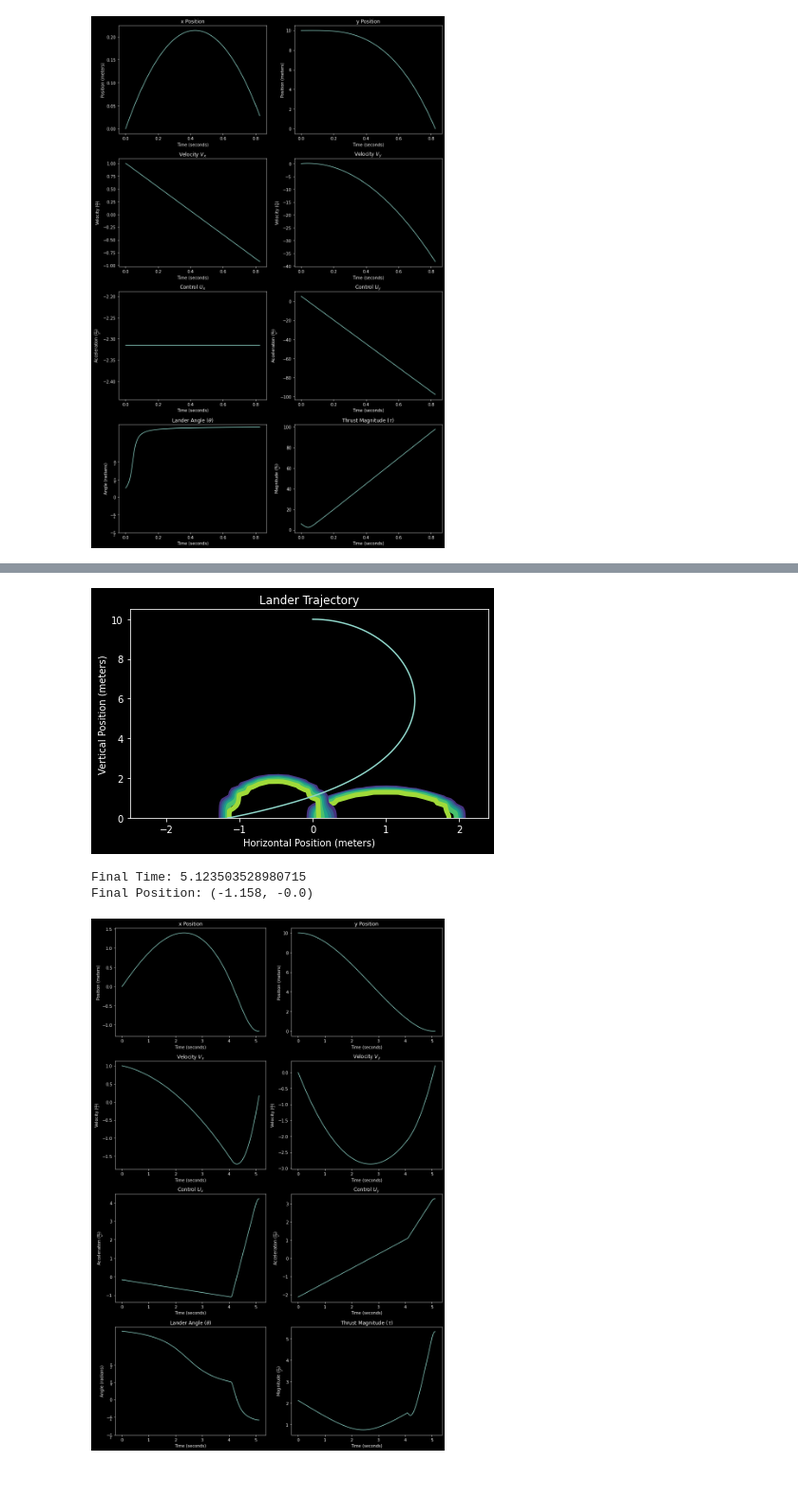
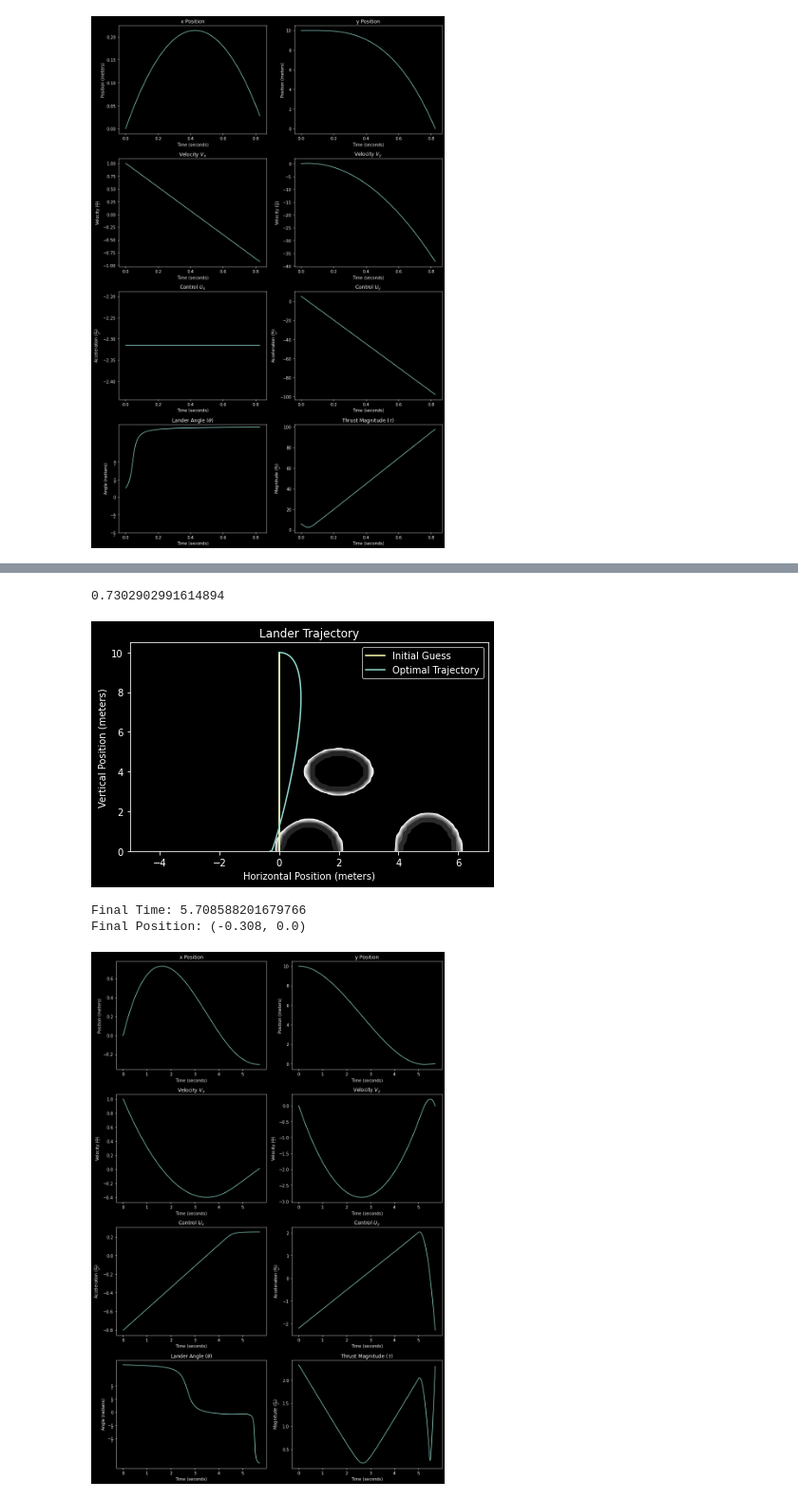
Before and after one commit to jpatrickb/moonlander_optimal_control, a Jupyter notebook: landing_zones.ipynb, the cells around one changed output, grey strips where cells are left out. Shown: that part at 95% size. Drawn from its saved outputs; the diff is of its cells as text; code cells hidden in the pictures.

Commit message:
updated plot functions in utils

```diff
--- a/landing_zones.ipynb
+++ b/landing_zones.ipynb
@@ -108,7 +108,7 @@ pos_init = (5., 10.)
 pos_final = (0., 0.)
 v = 1.88
 
-t, x, y, xp, yp, ux, uy, tf = lunar_lander_fixed_target(pos_init, pos_final, v)
+t, x, y, xp, yp, ux, uy, tf = lunar_lander_fixed_target(pos_init, pos_final, v, alpha=10., beta=1000., gamma=3., nu=0.)
 
 make_trajectory_plot(x, y)
 make_plots(t, x, y, xp, yp, ux, uy, tf)
@@ -144,7 +144,7 @@ class Obstacle:
 
         return numer / denom
 # %%
-def lunar_lander_obstacles(pos_init, v_init, obstacles, tf_guess=20, y0_guess=1, alpha=10., beta=25., gamma=3., nu=0., G=2., t_steps=200, animate_file=None):
+def lunar_lander_obstacles(pos_init, v_init, obstacles, tf_guess=20, y0=None, alpha=10., beta=25., gamma=3., nu=0., G=2., t_steps=200, animate_file=None):
     '''Find the optimal control and trajectory for the lunar lander.
 
         Parameters:
@@ -216,14 +216,16 @@ def lunar_lander_obstacles(pos_init, v_init, obstacles, tf_guess=20, y0_guess=1,
     # Define the initial guess
     tf_0 = tf_guess
     t_eval = np.linspace(0, 1, t_steps)
-    y0 = y0_guess * np.ones((8, t_steps))
-    y0[0] = np.ones((1, t_steps))
+
+    if y0 is None:
+        y0 = np.ones((8, t_steps))
+        y0[0] = np.ones((1, t_steps))
 
 
-    # y0[0] *= x_init                            # x constant
-    y0[0] = x_init + v * t_eval
-    y0[1] = np.linspace(y_init, 0, t_steps)    # y goes to 0
-    y0[2] = np.linspace(v_init, 0, t_steps)    # vx goes to 0
+        # y0[0] *= x_init                            # x constant
+        y0[0] = x_init + v * t_eval
+        y0[1] = np.linspace(y_init, 0, t_steps)    # y goes to 0
+        y0[2] = np.linspace(v_init, 0, t_steps)    # vx goes to 0
 
 
     # Solve the ODE
@@ -277,19 +279,32 @@ Final Position: (1.774, -0.0)
 # %%
 pos_init = (0., 10.)
 v = 1.
+t_steps = 200
 
-obstacle1 = Obstacle(r=(1., 2.), c=(1., 0.), lam=25.)
+obstacle1 = Obstacle(r=(1., 2.), c=(1., 0.), lam=30.)
 obstacle2 = Obstacle(r=(1., 3.), c=(5., 0.), lam=25.)
-# obstacle3 = Obstacle(r=(1., 1.), c=(2., 4.), lam=30.)
+obstacle3 = Obstacle(r=(1., 1.), c=(2., 4.), lam=30.)
 obstacle4 = Obstacle(r=(.5, 4.), c=(-.5, 0.), lam=25.)
 
-t, x, y, xp, yp, ux, uy, tf = lunar_lander_obstacles(pos_init, v, [obstacle1, obstacle2, obstacle4], nu=40, alpha=1., beta=25., gamma=1.)
+y0 = np.ones((8, t_steps))
+y0[0] = np.ones((1, t_steps))
 
 
-make_trajectory_plot(x, y, [obstacle1, obstacle2, obstacle4], xlim=(-2.5, np.max(x)+1))
+t_eval = np.linspace(0, 20, t_steps)
+y0[0] = np.linspace(pos_init[0], 0, t_steps)
+y0[1] = np.linspace(pos_init[1], 0, t_steps)    # y goes to 0
+y0[2] = np.linspace(v, 0, t_steps)    # vx goes to 0
+
+
+t, x, y, xp, yp, ux, uy, tf = lunar_lander_obstacles(pos_init, v, [obstacle1, obstacle2, obstacle3], y0=y0, nu=40, alpha=1., beta=25., gamma=1.)
+
+print(np.max(x))
+
+make_trajectory_plot(x, y, [obstacle1, obstacle2, obstacle3], xlim=(-5, np.max([7, np.max(x)+.5])), guess=(y0[0], y0[1]))
 make_plots(t, x, y, xp, yp, ux, uy, tf)
 # %% [output]
+0.7302902991614894
-[figure, old version]
+[figure, new version]
-Final Time: 5.123503528980715
-Final Position: (-1.158, -0.0)
+Final Time: 5.708588201679766
+Final Position: (-0.308, 0.0)
-[figure, old version]
+[figure, new version]
```
Also changed, not shown: parts of 4 cells of this notebook, 1 other file.
